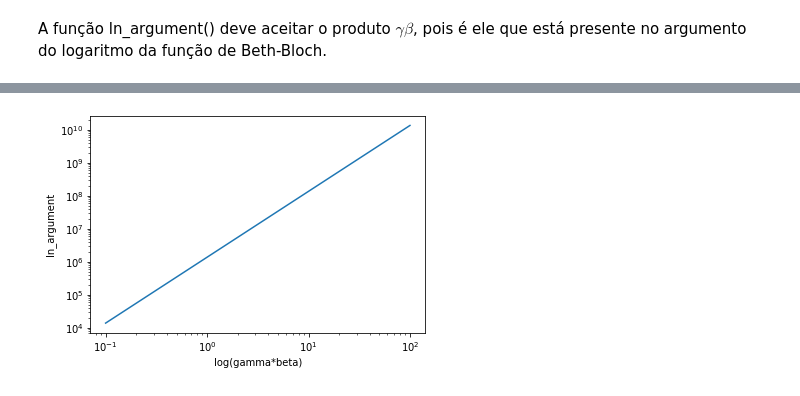
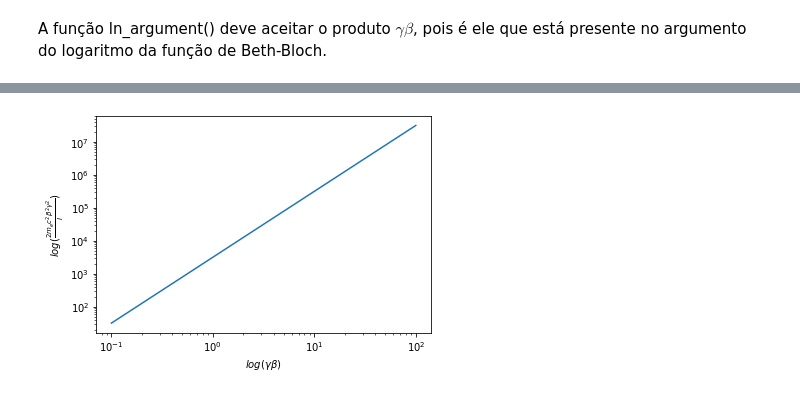
Before and after one commit to FlaviaFialho/Aula-Python, a Jupyter notebook: Projeto_1_FernandaA_Flavia_Victor.ipynb, the cells around one changed output, grey strips where cells are left out. Drawn from its saved outputs; the diff is of its cells as text; code cells hidden in the pictures.

```diff
--- a/Projeto_1_FernandaA_Flavia_Victor.ipynb
+++ b/Projeto_1_FernandaA_Flavia_Victor.ipynb
@@ -12,24 +34,5 @@ $\beta = \frac{v}{c}$ e $\gamma = \frac{1}{(1 - (v/c)^2)^{1/2}} = \frac{1}{(1 -
 # %%
-
-#B= v/c = beta
-#y= 1/(1-(v/c)**2)**(1/2) = 1/(1-(B)**2)**(1/2)
-
-
-def gamma(beta):
-  global y # sem isso não há print()
-  y = 1/((1-(float(beta))**2)**(1/2))
-  return y
-
-print(gamma(0.6))
-#Constantes
-mcquad = 0.511
-I= 0.75*(10**-6)
-ZsobreA = 0.45636 #
-K = 0.307 #
-e = 1.6*10**(-19)
-densidade = 8.96
-
-#beta vai de 0 a 0.995, fazer grafico yxbeta
+#beta vai de 0 a 0.995, fazer grafico gamma x beta
 beta = 0
 betalimit = 0.995
 betalist = []
@@ -44,15 +47,17 @@ while beta <= betalimit:
   gamma(beta)
   gammalist.append(gamma(beta))
   gammabetalist.append(beta*(gamma(beta)))
-  gammabetaquadradolist.append((2*mcquad*beta*(gamma(beta)))**2)
+  gammabetaquadradolist.append((2*mcquad*(beta*(gamma(beta)))**2))
   beta = beta + 0.005
-  colcheteslist.append(round((np.log(((2*mcquad*beta*(gamma(beta)))**2)/I))- (beta)**2, 2))
-  menosdEsobredxlist.append((K*ZsobreA*densidade*(e/beta)**2)*(round((np.log(((2*mcquad*beta*(gamma(beta)))**2)/I))- (beta)**2, 2)))
+  colcheteslist.append(round((np.log(((2*mcquad*(beta*(gamma(beta)))**2))/I))- (beta)**2, 2))         #Observação 1
+  menosdEsobredxlist.append((K*ZsobreA*densidade*(e/beta)**2)*(round((np.log((2*mcquad*(beta*(gamma(beta)))**2)/I))- (beta)**2, 2)))  #Observação 2
 
 print(gammalist)
 print(betalist)
 print(gammabetalist)
 print(gammabetaquadradolist)
+
+
 
 #Outra forma de fazer as listas
 Gamma2 = []
@@ -62,13 +67,6 @@ for i in gammabetaquadradolist:
 
 for i in Gamma2:
   Beta2.append(1 - 1/i)
-print(Gamma2)
-print(Beta2)
-
-#grafico gamma x beta
-dadosdegamma = gammalist
-dadosdebeta=betalist
-plt.plot(dadosdebeta,dadosdegamma)
-plt.ylabel("gamma")
-plt.xlabel("beta")
+#print(Gamma2)
+#print(Beta2)
 # %% [output]
@@ -179,7 +176,7 @@ for element in loggammabeta:
 # %%
 plt.loglog(loggammabeta,lnArgumentList)
-plt.xlabel("log(gamma*beta)")
-plt.ylabel("ln_argument")
+plt.xlabel(r"$log(\gamma\beta$)")
+plt.ylabel(r"$log(\frac{2m_{e}c^2\beta^2\gamma^2}{I})$")
 plt.show()
 # %% [output]
-[figure, old version]
+[figure, new version]
```
Also changed, not shown: parts of 26 cells of this notebook.
